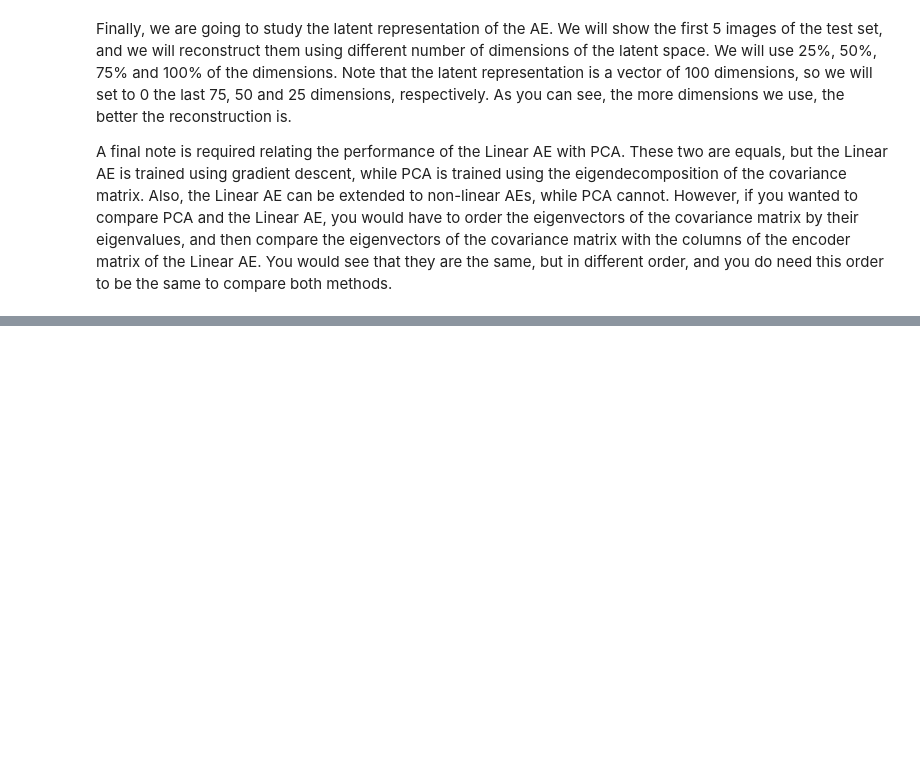
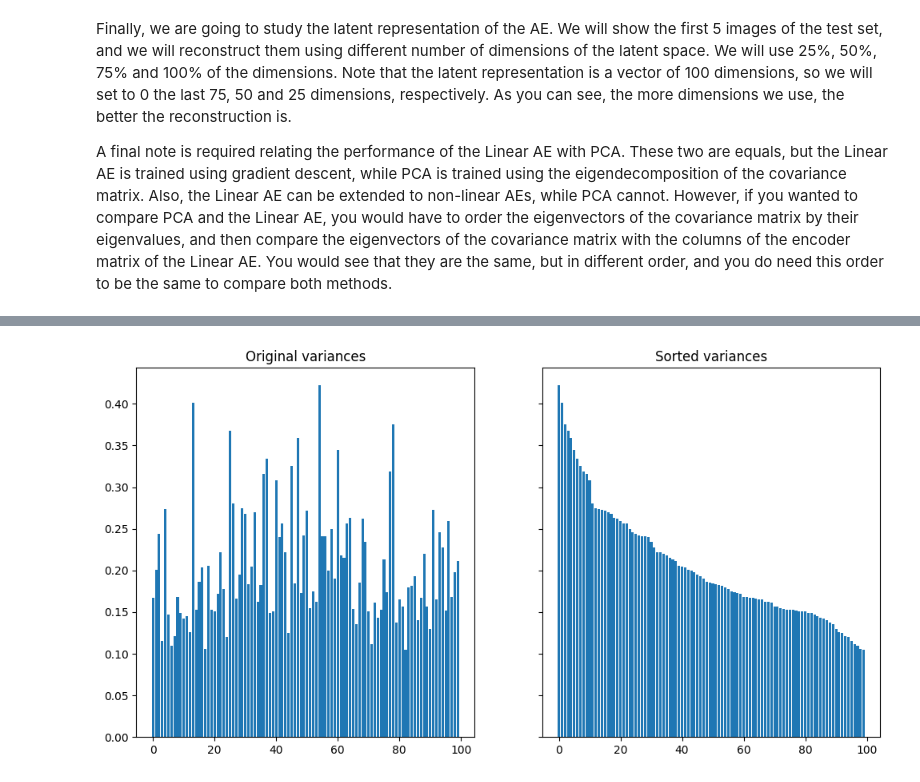
Before and after one commit to jparras/dgm_classes, a Jupyter notebook: dgm/linear_ae_mnist.ipynb, the cells around one changed output, grey strips where cells are left out. Cells and saved outputs as stored; diff of their text form; code cells hidden in the pictures; blank space fills up the shorter version.

```diff
--- a/dgm/linear_ae_mnist.ipynb
+++ b/dgm/linear_ae_mnist.ipynb
@@ -132,0 +155,14 @@ for i in range(n_imgs):
+# %%
+latent_space= linear_ae.encode(train_data)
+variances_0 = torch.var(latent_space, dim=0)
+variances, indexes= variances_0.sort(descending=True)
+# %%
+# plot the variances
+fig, axes = plt.subplots(1,2,sharey=True, figsize = (12,6))
+axes[0].bar(np.arange(len(variances_0)), height=variances_0.detach().numpy())
+axes[0].set_title('Original variances')
+axes[1].bar(np.arange(len(variances_0)), height=variances.detach().numpy())
+axes[1].set_title('Sorted variances')
+plt.show()
+# %% [output]
+[figure, added]
```
Also changed, not shown: parts of 6 cells of this notebook, 3 other files.
